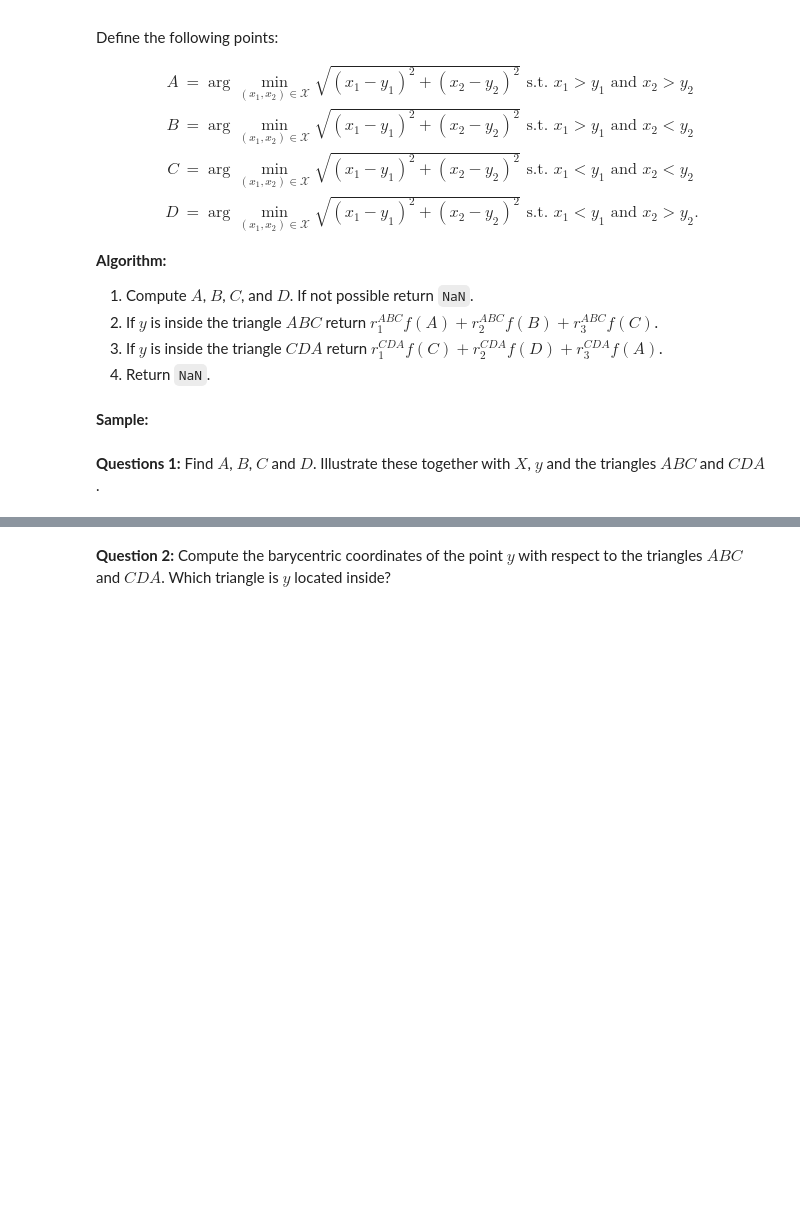
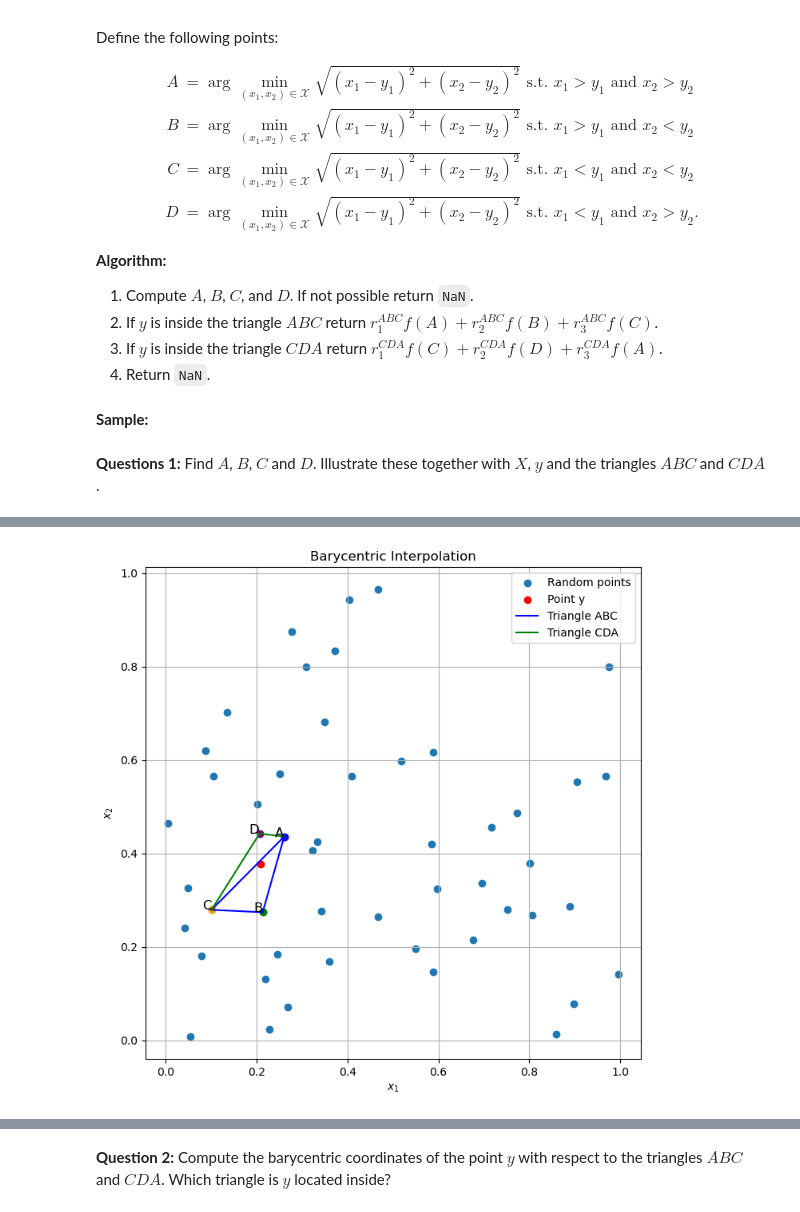
Before and after one commit to NumEconCopenhagen/projects-2024-emil-celine-og-julie, a Jupyter notebook: Exam project/exam_2024.ipynb, the cells around one changed output, grey strips where cells are left out. Drawn from its saved outputs; the diff is of its cells as text; code cells hidden in the pictures; blank space fills up the shorter version.

```diff
--- a/Exam project/exam_2024.ipynb
+++ b/Exam project/exam_2024.ipynb
@@ -700,0 +870,81 @@ y = rng.uniform(size=(2,))
+# %%
+#We import the necessary libraries - TAG OP I TOPPEN!!
+import numpy as np
+import matplotlib.pyplot as plt
+
+#We define a function to determine the barycentric coordinates
+def barycentric_coordinates(A, B, C, P):
+    denom = (B[1] - C[1]) * (A[0] - C[0]) + (C[0] - B[0]) * (A[1] - C[1])
+    r1 = ((B[1] - C[1]) * (P[0] - C[0]) + (C[0] - B[0]) * (P[1] - C[1])) / denom
+    r2 = ((C[1] - A[1]) * (P[0] - C[0]) + (A[0] - C[0]) * (P[1] - C[1])) / denom
+    r3 = 1 - r1 - r2
+    return r1, r2, r3
+
+#We define a function to determine the points closest to the point y
+def closest_points(X, y):
+    A = min(X, key=lambda x: np.linalg.norm(x - y) if x[0] > y[0] and x[1] > y[1] else np.inf)
+    B = min(X, key=lambda x: np.linalg.norm(x - y) if x[0] > y[0] and x[1] < y[1] else np.inf)
+    C = min(X, key=lambda x: np.linalg.norm(x - y) if x[0] < y[0] and x[1] < y[1] else np.inf)
+    D = min(X, key=lambda x: np.linalg.norm(x - y) if x[0] < y[0] and x[1] > y[1] else np.inf)
+    return A, B, C, D
+
+#We find the points A, B, C, D
+A, B, C, D = closest_points(X, y)
+
+#And we print the coordinates of A, B, C, D
+print(f"Coordinates of A: {A}")
+print(f"Coordinates of B: {B}")
+print(f"Coordinates of C: {C}")
+print(f"Coordinates of D: {D}")
+
+#We now define a function that interpolates the value at the point y using the barycentric coordinates of points ABC and CDA
+def interpolate_value(A, B, C, D, y):
+    r_ABC = barycentric_coordinates(A, B, C, y)
+    if all(r >= 0 for r in r_ABC):
+        return r_ABC[0] * f(A) + r_ABC[1] * f(B) + r_ABC[2] * f(C)
+
+    r_CDA = barycentric_coordinates(C, D, A, y)
+    if all(r >= 0 for r in r_CDA):
+        return r_CDA[0] * f(C) + r_CDA[1] * f(D) + r_CDA[2] * f(A)
+
+    return np.nan
+
+#We define the function f to illustrate the interpolation process
+def f(x):
+    return np.sin(x[0]) + np.cos(x[1])
+
+#We interpolate the value at point y
+interpolated_value = interpolate_value(A, B, C, D, y)
+print("Interpolated value at y:", interpolated_value)
+
+#We plot the points
+plt.figure(figsize=(8, 8))
+plt.scatter(X[:, 0], X[:, 1], label='Random points')
+plt.scatter(*y, color='red', label='Point y')
+
+#We plot the triangles ABC and CDA
+plt.plot([A[0], B[0]], [A[1], B[1]], 'b-', label='Triangle ABC')
+plt.plot([B[0], C[0]], [B[1], C[1]], 'b-')
+plt.plot([C[0], A[0]], [C[1], A[1]], 'b-')
+plt.plot([C[0], D[0]], [C[1], D[1]], 'g-', label='Triangle CDA')
+plt.plot([D[0], A[0]], [D[1], A[1]], 'g-')
+
+#We plot the points A, B, C, D
+plt.scatter(A[0], A[1], color='blue')
+plt.scatter(B[0], B[1], color='green')
+plt.scatter(C[0], C[1], color='orange')
+plt.scatter(D[0], D[1], color='purple')
+
+#And then we add text labels for A, B, C, D in the diagram
+plt.text(A[0], A[1], 'A', fontsize=12, ha='right')
+plt.text(B[0], B[1], 'B', fontsize=12, ha='right')
+plt.text(C[0], C[1], 'C', fontsize=12, ha='right')
+plt.text(D[0], D[1], 'D', fontsize=12, ha='right')
+
+plt.legend()
+plt.xlabel('$x_1$')
+plt.ylabel('$x_2$')
+plt.title('Barycentric Interpolation')
+plt.grid(True)
+plt.show()
+# %% [output]
@@ -700,0 +956 @@ y = rng.uniform(size=(2,))
+[figure, added]
```
Also changed, not shown: parts of 26 cells of this notebook.
